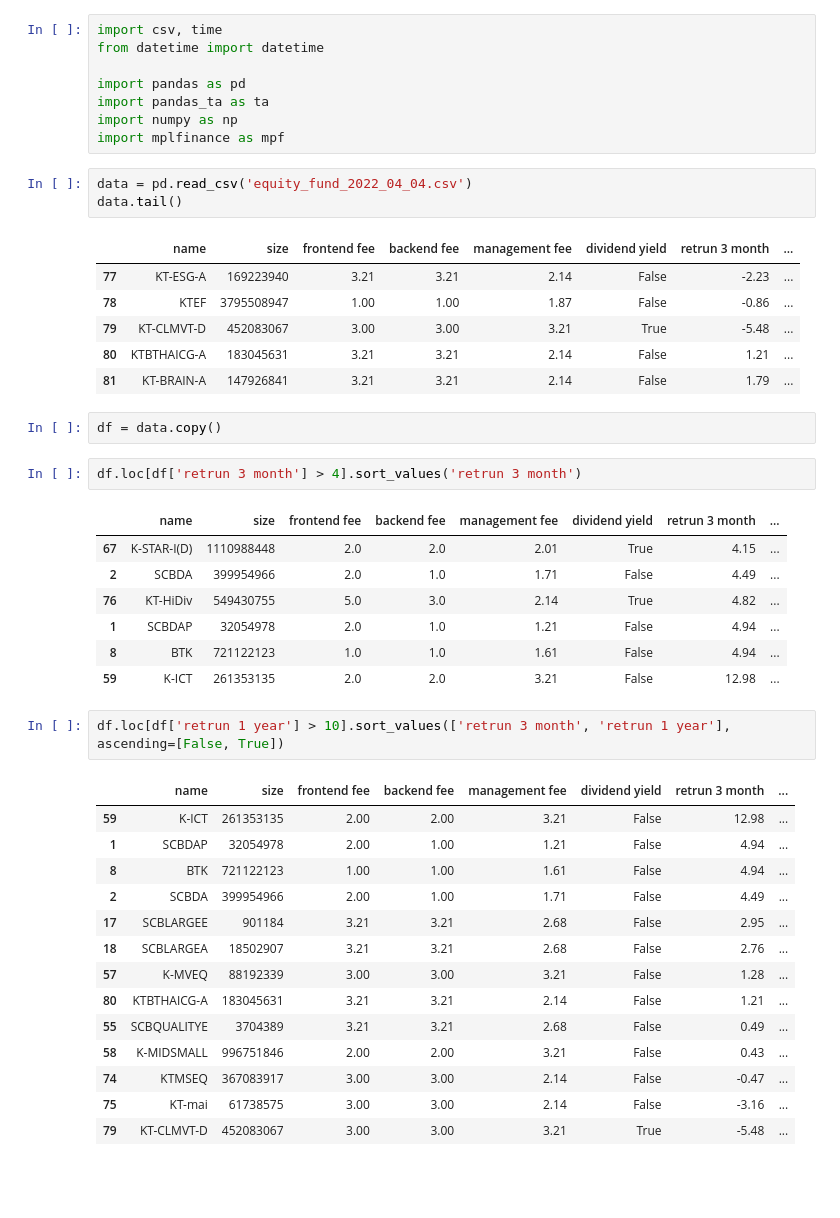
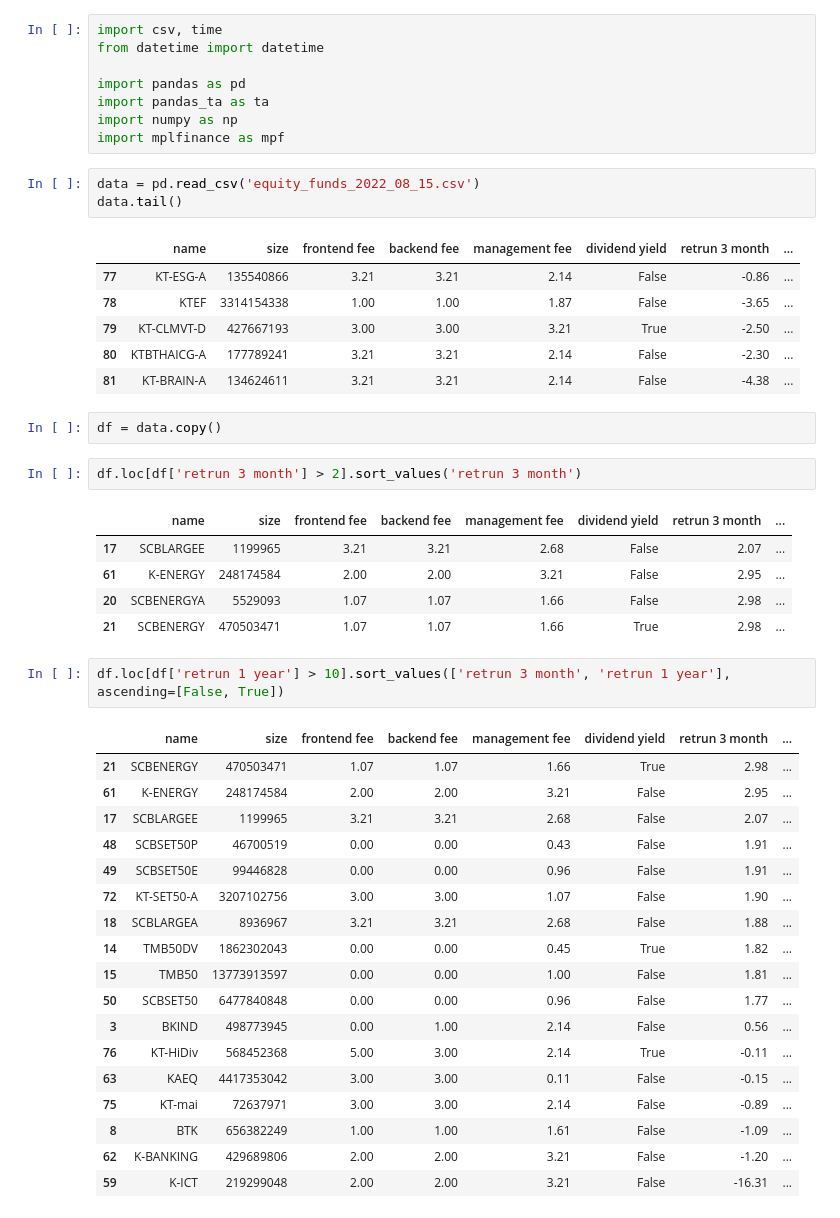
Before and after one commit to phongyanon/PythonInvestment, a Jupyter notebook: MutualFund/ScreenEquityFund.ipynb, the cells around one changed output. Cells and saved outputs as stored; diff of their text form; blank space fills up the shorter version.

```diff
--- a/MutualFund/ScreenEquityFund.ipynb
+++ b/MutualFund/ScreenEquityFund.ipynb
@@ -7,44 +7,46 @@ import pandas_ta as ta
 import numpy as np
 import mplfinance as mpf
 # %%
-data = pd.read_csv('equity_fund_2022_04_04.csv')
+data = pd.read_csv('equity_funds_2022_08_15.csv')
 data.tail()
 # %% [output]
 |  | name | size | frontend fee | backend fee | management fee | dividend yield | retrun 3 month | ... |
-| 77 | KT-ESG-A | 169223940 | 3.21 | 3.21 | 2.14 | False | -2.23 | ... |
-| 78 | KTEF | 3795508947 | 1.00 | 1.00 | 1.87 | False | -0.86 | ... |
-| 79 | KT-CLMVT-D | 452083067 | 3.00 | 3.00 | 3.21 | True | -5.48 | ... |
-| 80 | KTBTHAICG-A | 183045631 | 3.21 | 3.21 | 2.14 | False | 1.21 | ... |
-| 81 | KT-BRAIN-A | 147926841 | 3.21 | 3.21 | 2.14 | False | 1.79 | ... |
+| 77 | KT-ESG-A | 135540866 | 3.21 | 3.21 | 2.14 | False | -0.86 | ... |
+| 78 | KTEF | 3314154338 | 1.00 | 1.00 | 1.87 | False | -3.65 | ... |
+| 79 | KT-CLMVT-D | 427667193 | 3.00 | 3.00 | 3.21 | True | -2.50 | ... |
+| 80 | KTBTHAICG-A | 177789241 | 3.21 | 3.21 | 2.14 | False | -2.30 | ... |
+| 81 | KT-BRAIN-A | 134624611 | 3.21 | 3.21 | 2.14 | False | -4.38 | ... |
 # %%
 df = data.copy()
 # %%
-df.loc[df['retrun 3 month'] > 4].sort_values('retrun 3 month')
+df.loc[df['retrun 3 month'] > 2].sort_values('retrun 3 month')
 # %% [output]
 |  | name | size | frontend fee | backend fee | management fee | dividend yield | retrun 3 month | ... |
-| 67 | K-STAR-I(D) | 1110988448 | 2.0 | 2.0 | 2.01 | True | 4.15 | ... |
-| 2 | SCBDA | 399954966 | 2.0 | 1.0 | 1.71 | False | 4.49 | ... |
-| 76 | KT-HiDiv | 549430755 | 5.0 | 3.0 | 2.14 | True | 4.82 | ... |
-| 1 | SCBDAP | 32054978 | 2.0 | 1.0 | 1.21 | False | 4.94 | ... |
-| 8 | BTK | 721122123 | 1.0 | 1.0 | 1.61 | False | 4.94 | ... |
-| 59 | K-ICT | 261353135 | 2.0 | 2.0 | 3.21 | False | 12.98 | ... |
+| 17 | SCBLARGEE | 1199965 | 3.21 | 3.21 | 2.68 | False | 2.07 | ... |
+| 61 | K-ENERGY | 248174584 | 2.00 | 2.00 | 3.21 | False | 2.95 | ... |
+| 20 | SCBENERGYA | 5529093 | 1.07 | 1.07 | 1.66 | False | 2.98 | ... |
+| 21 | SCBENERGY | 470503471 | 1.07 | 1.07 | 1.66 | True | 2.98 | ... |
 # %%
 df.loc[df['retrun 1 year'] > 10].sort_values(['retrun 3 month', 'retrun 1 year'], ascending=[False, True])
 # %% [output]
 |  | name | size | frontend fee | backend fee | management fee | dividend yield | retrun 3 month | ... |
-| 59 | K-ICT | 261353135 | 2.00 | 2.00 | 3.21 | False | 12.98 | ... |
-| 1 | SCBDAP | 32054978 | 2.00 | 1.00 | 1.21 | False | 4.94 | ... |
-| 8 | BTK | 721122123 | 1.00 | 1.00 | 1.61 | False | 4.94 | ... |
-| 2 | SCBDA | 399954966 | 2.00 | 1.00 | 1.71 | False | 4.49 | ... |
-| 17 | SCBLARGEE | 901184 | 3.21 | 3.21 | 2.68 | False | 2.95 | ... |
-| 18 | SCBLARGEA | 18502907 | 3.21 | 3.21 | 2.68 | False | 2.76 | ... |
-| 57 | K-MVEQ | 88192339 | 3.00 | 3.00 | 3.21 | False | 1.28 | ... |
-| 80 | KTBTHAICG-A | 183045631 | 3.21 | 3.21 | 2.14 | False | 1.21 | ... |
-| 55 | SCBQUALITYE | 3704389 | 3.21 | 3.21 | 2.68 | False | 0.49 | ... |
-| 58 | K-MIDSMALL | 996751846 | 2.00 | 2.00 | 3.21 | False | 0.43 | ... |
-| 74 | KTMSEQ | 367083917 | 3.00 | 3.00 | 2.14 | False | -0.47 | ... |
-| 75 | KT-mai | 61738575 | 3.00 | 3.00 | 2.14 | False | -3.16 | ... |
-| 79 | KT-CLMVT-D | 452083067 | 3.00 | 3.00 | 3.21 | True | -5.48 | ... |
+| 21 | SCBENERGY | 470503471 | 1.07 | 1.07 | 1.66 | True | 2.98 | ... |
+| 61 | K-ENERGY | 248174584 | 2.00 | 2.00 | 3.21 | False | 2.95 | ... |
+| 17 | SCBLARGEE | 1199965 | 3.21 | 3.21 | 2.68 | False | 2.07 | ... |
+| 48 | SCBSET50P | 46700519 | 0.00 | 0.00 | 0.43 | False | 1.91 | ... |
+| 49 | SCBSET50E | 99446828 | 0.00 | 0.00 | 0.96 | False | 1.91 | ... |
+| 72 | KT-SET50-A | 3207102756 | 3.00 | 3.00 | 1.07 | False | 1.90 | ... |
+| 18 | SCBLARGEA | 8936967 | 3.21 | 3.21 | 2.68 | False | 1.88 | ... |
+| 14 | TMB50DV | 1862302043 | 0.00 | 0.00 | 0.45 | True | 1.82 | ... |
+| 15 | TMB50 | 13773913597 | 0.00 | 0.00 | 1.00 | False | 1.81 | ... |
+| 50 | SCBSET50 | 6477840848 | 0.00 | 0.00 | 0.96 | False | 1.77 | ... |
+| 3 | BKIND | 498773945 | 0.00 | 1.00 | 2.14 | False | 0.56 | ... |
+| 76 | KT-HiDiv | 568452368 | 5.00 | 3.00 | 2.14 | True | -0.11 | ... |
+| 63 | KAEQ | 4417353042 | 3.00 | 3.00 | 0.11 | False | -0.15 | ... |
+| 75 | KT-mai | 72637971 | 3.00 | 3.00 | 2.14 | False | -0.89 | ... |
+| 8 | BTK | 656382249 | 1.00 | 1.00 | 1.61 | False | -1.09 | ... |
+| 62 | K-BANKING | 429689806 | 2.00 | 2.00 | 3.21 | False | -1.20 | ... |
+| 59 | K-ICT | 219299048 | 2.00 | 2.00 | 3.21 | False | -16.31 | ... |
 # %%
 df.nlargest(n=5, columns=['retrun 3 month', 'retrun 6 month', 'retrun 1 year', 'retrun 3 year', 'retrun 5 year'])
 # %% [output]
```
Also changed, not shown: parts of 14 cells of this notebook, 1 other file.
